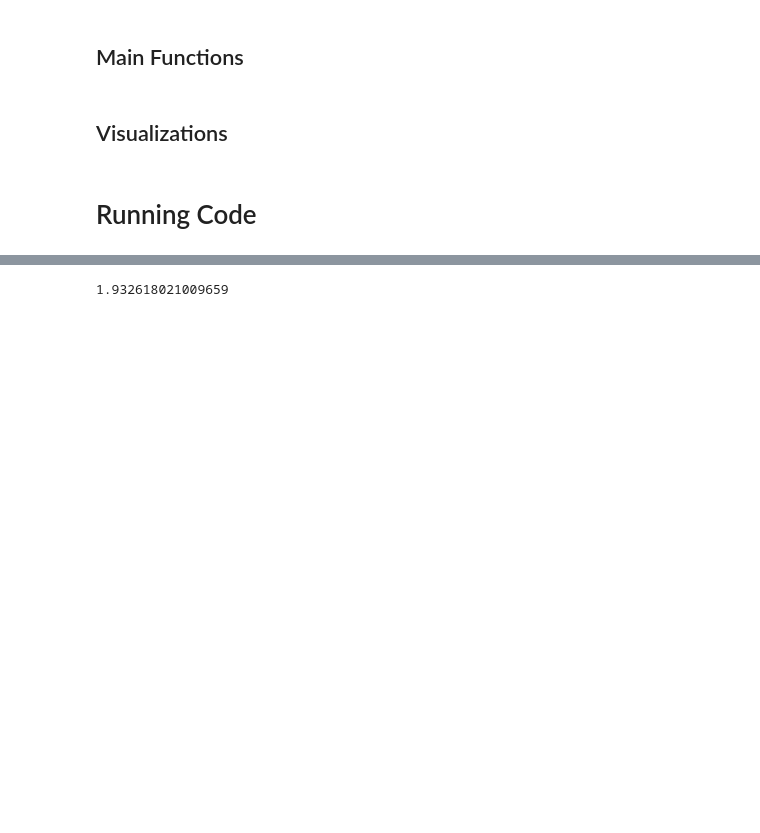
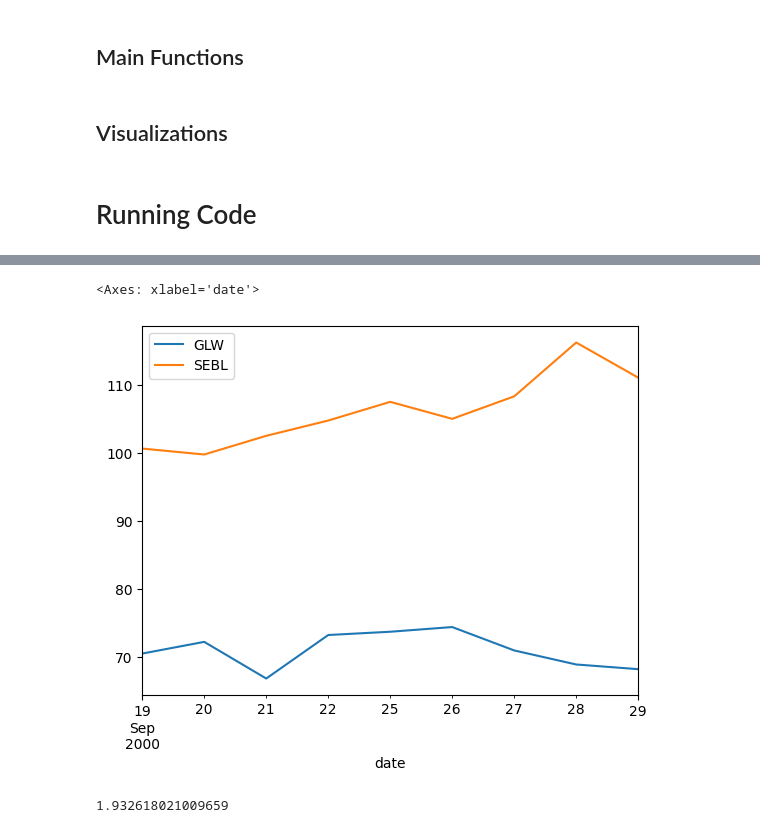
Before and after one commit to TInglefield/Math4920Project, a Jupyter notebook: project_Draft3.ipynb, the cells around one changed output, grey strips where cells are left out. Saved outputs shown, nothing was run; the diff lists cells and outputs as text; code cells hidden in the pictures; blank space fills up the shorter version.

```diff
--- a/project_Draft3.ipynb
+++ b/project_Draft3.ipynb
@@ -21,11 +21,11 @@ from datetime import datetime
 # %% [markdown]
 ### Setting up Data
 # %%
-# Paths:
-price_path = '/Users/tuckeringlefield/Desktop/price_data_from_shardar.csv'
-cap_path = '/Users/tuckeringlefield/Desktop/Data_Science/Math_4920/DNR_Data/FinanceData/cap_data_from_shardar.csv'
-#price_path = "C:/Users/Owner/school/math4920/price_data_from_shardar.csv"
-#cap_path = "C:/Users/Owner/school/math4920/cap_data_from_shardar.csv"
+# # Paths:
+# price_path = '/Users/tuckeringlefield/Desktop/price_data_from_shardar.csv'
+# cap_path = '/Users/tuckeringlefield/Desktop/Data_Science/Math_4920/DNR_Data/FinanceData/cap_data_from_shardar.csv'
+price_path = "C:/Users/Owner/school/math4920/price_data_from_shardar.csv"
+cap_path = "C:/Users/Owner/school/math4920/cap_data_from_shardar.csv"
 
 # Reading Data:
 prices_df = pd.read_csv(price_path, index_col='date')
@@ -746,3 +767,8 @@ prices_with_market[['AMCC', 'JNPR']]['2000-10-16':'2000-10-18']
+# %%
+prices_with_market[['GLW', 'SEBL']]['2000-09-19':'2000-09-30'].plot()
+# %% [output]
+<Axes: xlabel='date'>
+[figure, added]
 # %%
 end_row_num = prices_with_market.index.get_loc('2000-10-09')
 start_row_num = end_row_num - 180
```
Also changed, not shown: parts of 8 cells of this notebook.
